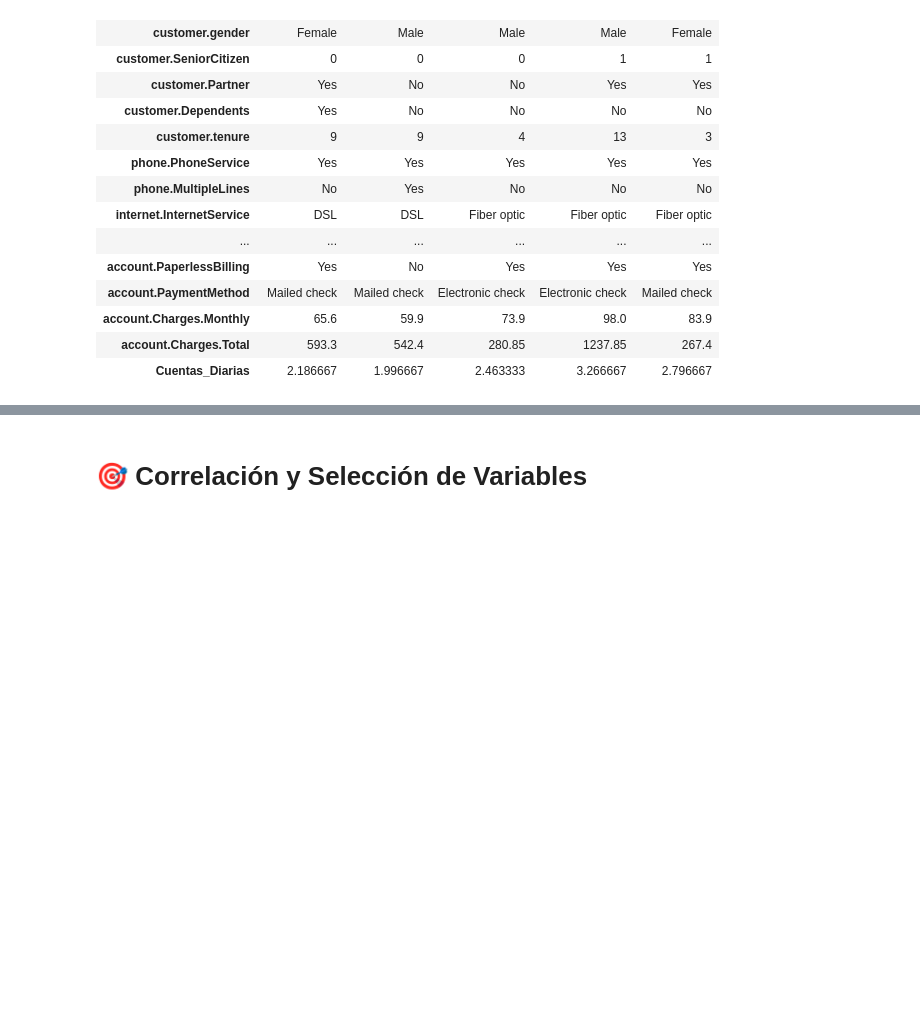
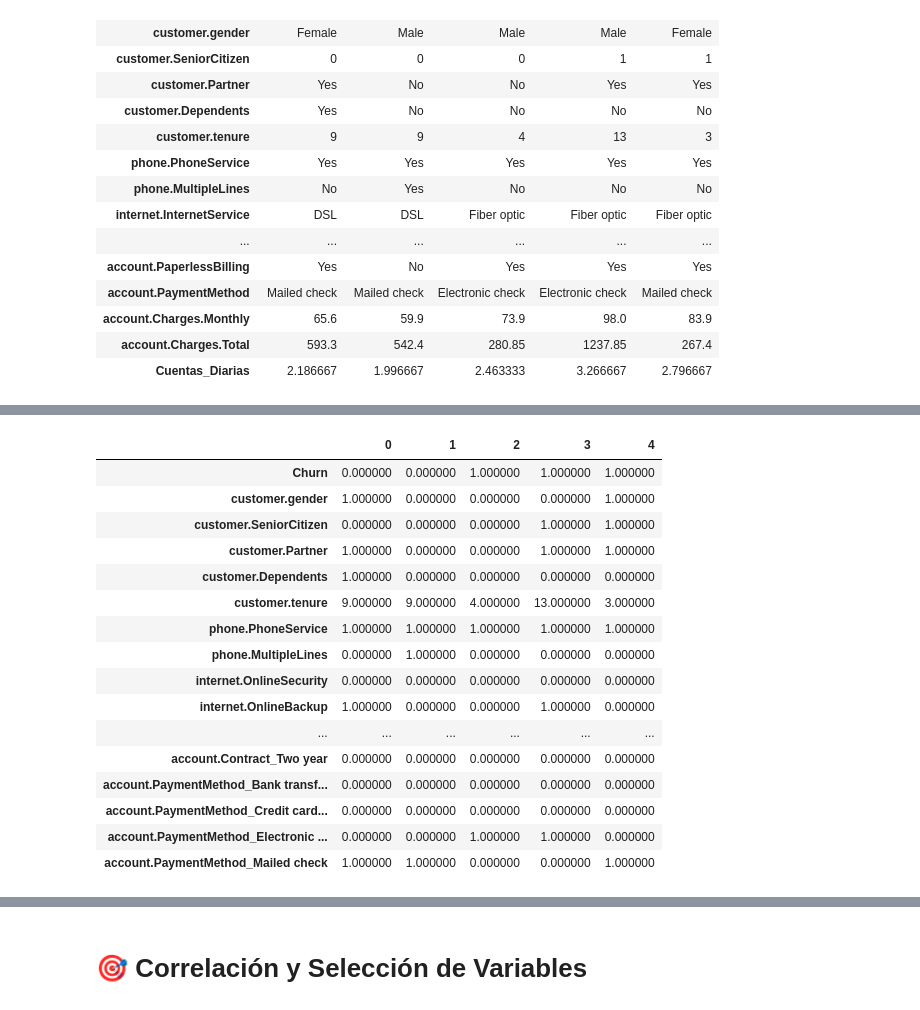
Before and after one commit to renzolea/Challenge-TelecomX_parte2_Latam, a Jupyter notebook: TelecomX_LATAM_2.ipynb, the cells around one changed output, grey strips where cells are left out. Cells and saved outputs as stored; diff of their text form; code cells hidden in the pictures; blank space fills up the shorter version.

```diff
--- a/TelecomX_LATAM_2.ipynb
+++ b/TelecomX_LATAM_2.ipynb
@@ -162,0 +185,45 @@ Name: proportion, dtype: float64
+# %%
+from sklearn.preprocessing import OneHotEncoder
+import pandas as pd
+
+ohe = OneHotEncoder(dtype=int)
+
+# Identify categorical columns in datos2 that were not already binary after the dictionary replacement
+categorical_cols_to_encode = datos2.select_dtypes(include=['object']).columns
+
+# Convert identified categorical columns to string type
+for col in categorical_cols_to_encode:
+    datos2[col] = datos2[col].astype(str)
+
+# Fit and transform only the identified categorical columns
+columnas_ohe = ohe.fit_transform(datos2[categorical_cols_to_encode]).toarray()
+
+# Create a DataFrame from the one-hot encoded columns
+ohe_df = pd.DataFrame(columnas_ohe, columns=ohe.get_feature_names_out(categorical_cols_to_encode), index=datos2.index)
+
+# Drop the original categorical columns from datos2
+datos3 = datos2.drop(columns=categorical_cols_to_encode)
+
+# Concatenate the original numerical and binary columns with the one-hot encoded columns
+datos3 = pd.concat([datos3, ohe_df], axis=1)
+
+# Display the head of the transposed dataframe
+display(datos3.head().T)
+# %% [output]
+|  | 0 | 1 | 2 | 3 | 4 |
+| Churn | 0.000000 | 0.000000 | 1.000000 | 1.000000 | 1.000000 |
+| customer.gender | 1.000000 | 0.000000 | 0.000000 | 0.000000 | 1.000000 |
+| customer.SeniorCitizen | 0.000000 | 0.000000 | 0.000000 | 1.000000 | 1.000000 |
+| customer.Partner | 1.000000 | 0.000000 | 0.000000 | 1.000000 | 1.000000 |
+| customer.Dependents | 1.000000 | 0.000000 | 0.000000 | 0.000000 | 0.000000 |
+| customer.tenure | 9.000000 | 9.000000 | 4.000000 | 13.000000 | 3.000000 |
+| phone.PhoneService | 1.000000 | 1.000000 | 1.000000 | 1.000000 | 1.000000 |
+| phone.MultipleLines | 0.000000 | 1.000000 | 0.000000 | 0.000000 | 0.000000 |
+| internet.OnlineSecurity | 0.000000 | 0.000000 | 0.000000 | 0.000000 | 0.000000 |
+| internet.OnlineBackup | 1.000000 | 0.000000 | 0.000000 | 1.000000 | 0.000000 |
+| ... | ... | ... | ... | ... | ... |
+| account.Contract_Two year | 0.000000 | 0.000000 | 0.000000 | 0.000000 | 0.000000 |
+| account.PaymentMethod_Bank transf... | 0.000000 | 0.000000 | 0.000000 | 0.000000 | 0.000000 |
+| account.PaymentMethod_Credit card... | 0.000000 | 0.000000 | 0.000000 | 0.000000 | 0.000000 |
+| account.PaymentMethod_Electronic ... | 0.000000 | 0.000000 | 1.000000 | 1.000000 | 0.000000 |
+| account.PaymentMethod_Mailed check | 1.000000 | 1.000000 | 0.000000 | 0.000000 | 1.000000 |
```
Also changed, not shown: parts of 30 cells of this notebook.
